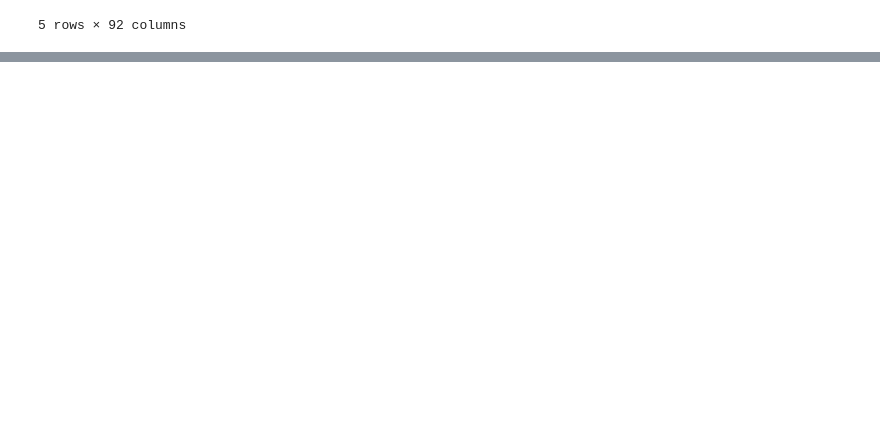
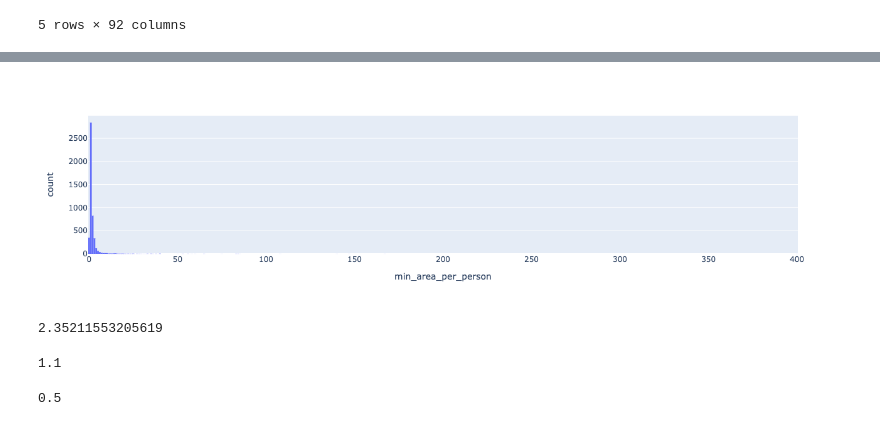
Before and after one commit to rhart-rup/London-Venue-Hire-Price-Prediction, a Jupyter notebook: data_cleaning/tag_data_clean.ipynb, the cells around one changed output, grey strips where cells are left out. Drawn from its saved outputs; the diff is of its cells as text; code cells hidden in the pictures; blank space fills up the shorter version.

```diff
--- a/data_cleaning/tag_data_clean.ipynb
+++ b/data_cleaning/tag_data_clean.ipynb
@@ -292,0 +457,17 @@ alreadsy checked bl;ah blah balh, not going to do it again...
+# %%
+fig = px.histogram(venues, x = 'min_area_per_person')
+fig.show()
+# %% [output]
+[figure, added]
+# %%
+venues.min_area_per_person.mean()
+# %% [output]
+2.35211553205619
+# %%
+venues.min_area_per_person.median()
+# %% [output]
+1.1
+# %%
+venues.min_area_per_person.quantile(0.08)
+# %% [output]
+0.5
```
Also changed, not shown: parts of 39 cells of this notebook.
